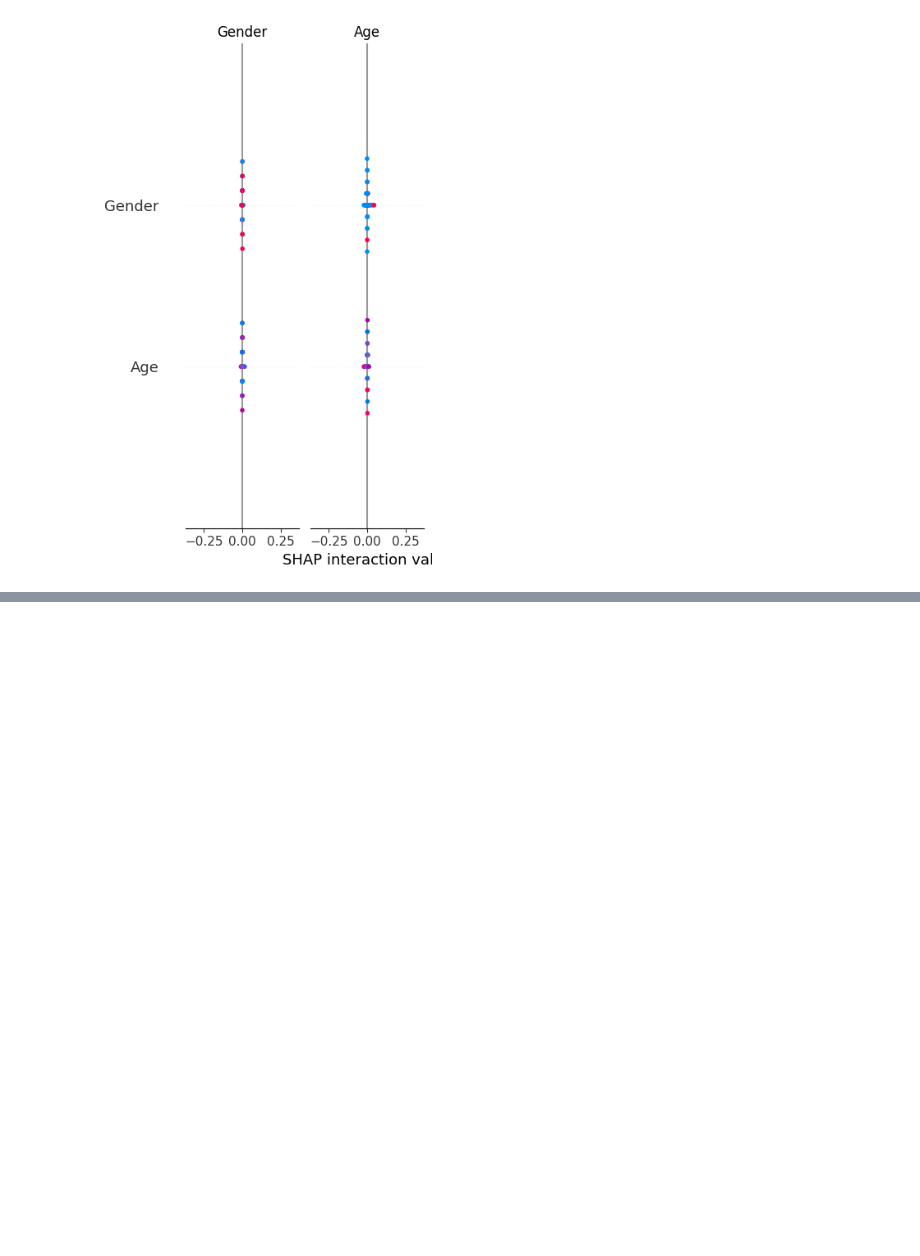
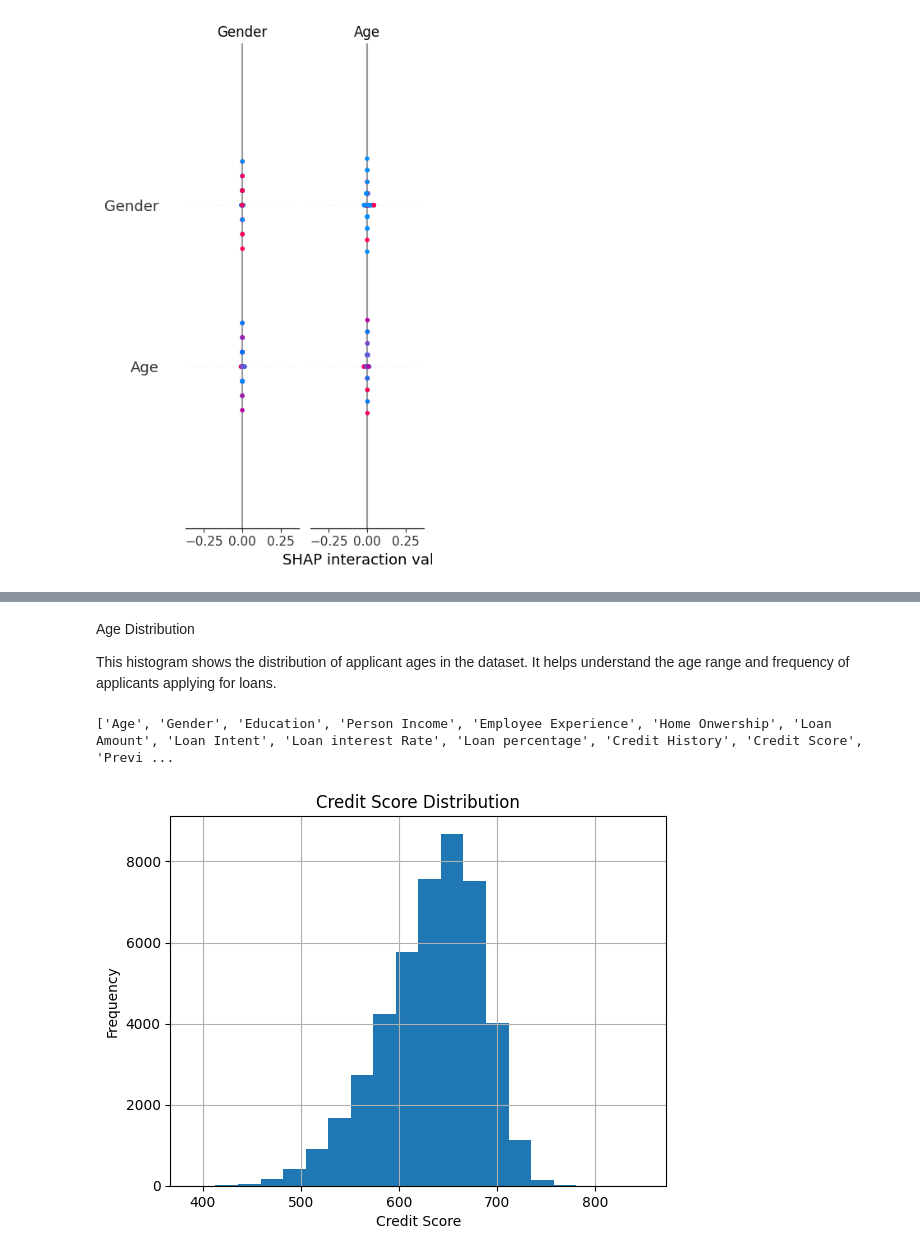
Before and after one commit to sahanapatil1618/Responsible_AI-model-Interpretation, a Jupyter notebook: Responsible_AI_Analysis.ipynb, the cells around one changed output, grey strips where cells are left out. Saved outputs shown, nothing was run; the diff lists cells and outputs as text; code cells hidden in the pictures; blank space fills up the shorter version.

```diff
--- a/Responsible_AI_Analysis.ipynb
+++ b/Responsible_AI_Analysis.ipynb
@@ -136,0 +196,20 @@ shap.summary_plot(shap_values, X_sample, plot_type="bar")
+# %% [markdown]
+ Age Distribution
+
+This histogram shows the distribution of applicant ages in the dataset. It helps understand the age range and frequency of applicants applying for loans.
+# %%
+print(df.columns.tolist())
+# %% [output]
+['Age', 'Gender', 'Education', 'Person Income', 'Employee Experience', 'Home Onwership', 'Loan Amount', 'Loan Intent', 'Loan interest Rate', 'Loan percentage', 'Credit History', 'Credit Score', 'Previ ...
+# %%
+import matplotlib.pyplot as plt
+
+df['Credit Score'].hist(bins=20)
+
+plt.title('Credit Score Distribution')
+plt.xlabel('Credit Score')
+plt.ylabel('Frequency')
+
+plt.show()
+# %% [output]
+[figure, added]
```
Also changed, not shown: parts of 9 cells of this notebook, 1 other file.
